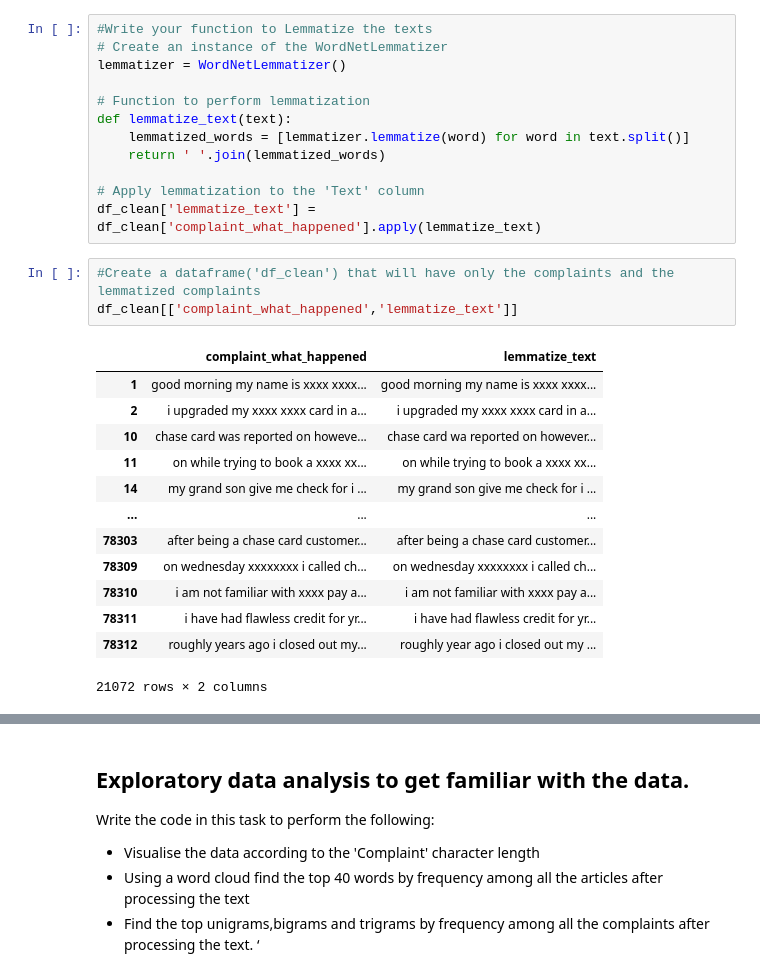
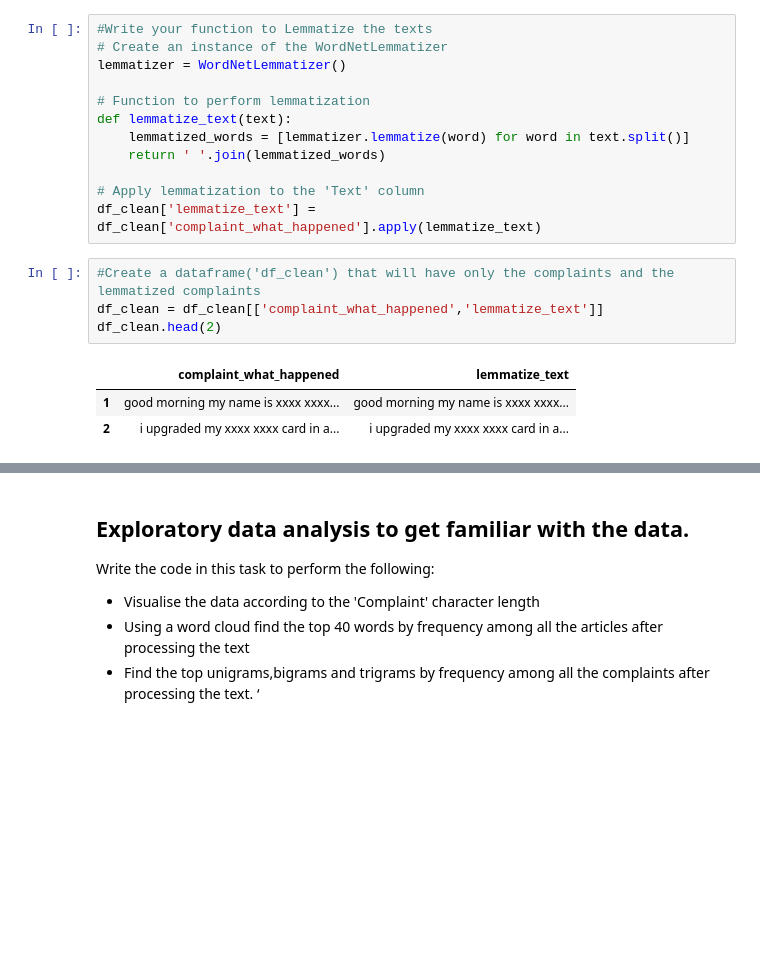
Before and after one commit to hargurjeet/NLP_Automatic_Ticket_Classification, a Jupyter notebook: Automatic_Ticket_Classification_Assignment.ipynb, the cells around one changed output, grey strips where cells are left out. Cells and saved outputs as stored; diff of their text form; blank space fills up the shorter version.

```diff
--- a/Automatic_Ticket_Classification_Assignment.ipynb
+++ b/Automatic_Ticket_Classification_Assignment.ipynb
@@ -285,18 +294,9 @@ def lemmatize_text(text):
 df_clean['lemmatize_text'] = df_clean['complaint_what_happened'].apply(lemmatize_text)
 # %%
 #Create a dataframe('df_clean') that will have only the complaints and the lemmatized complaints
-df_clean[['complaint_what_happened','lemmatize_text']]
+df_clean = df_clean[['complaint_what_happened','lemmatize_text']]
+df_clean.head(2)
 # %% [output]
 |  | complaint_what_happened | lemmatize_text |
 | 1 | good morning my name is xxxx xxxx... | good morning my name is xxxx xxxx... |
 | 2 | i upgraded my xxxx xxxx card in a... | i upgraded my xxxx xxxx card in a... |
-| 10 | chase card was reported on howeve... | chase card wa reported on however... |
-| 11 | on while trying to book a xxxx xx... | on while trying to book a xxxx xx... |
-| 14 | my grand son give me check for i ... | my grand son give me check for i ... |
-| ... | ... | ... |
-| 78303 | after being a chase card customer... | after being a chase card customer... |
-| 78309 | on wednesday xxxxxxxx i called ch... | on wednesday xxxxxxxx i called ch... |
-| 78310 | i am not familiar with xxxx pay a... | i am not familiar with xxxx pay a... |
-| 78311 | i have had flawless credit for yr... | i have had flawless credit for yr... |
-| 78312 | roughly years ago i closed out my... | roughly year ago i closed out my ... |
-21072 rows × 2 columns
```
Also changed, not shown: parts of 5 cells of this notebook.
